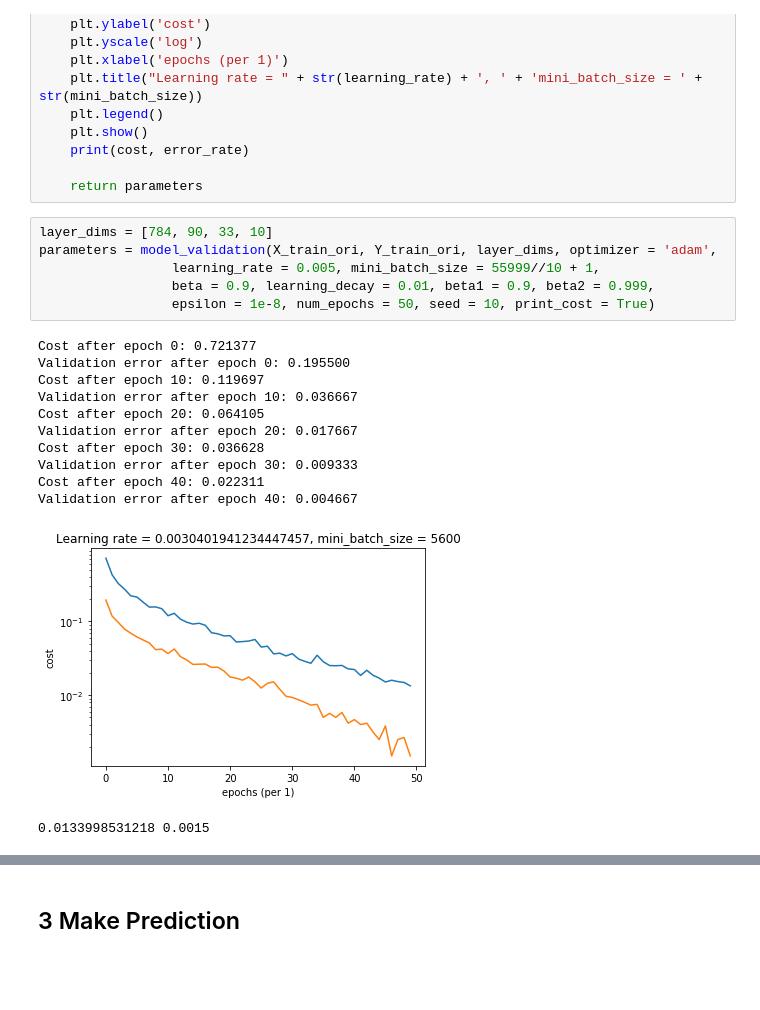
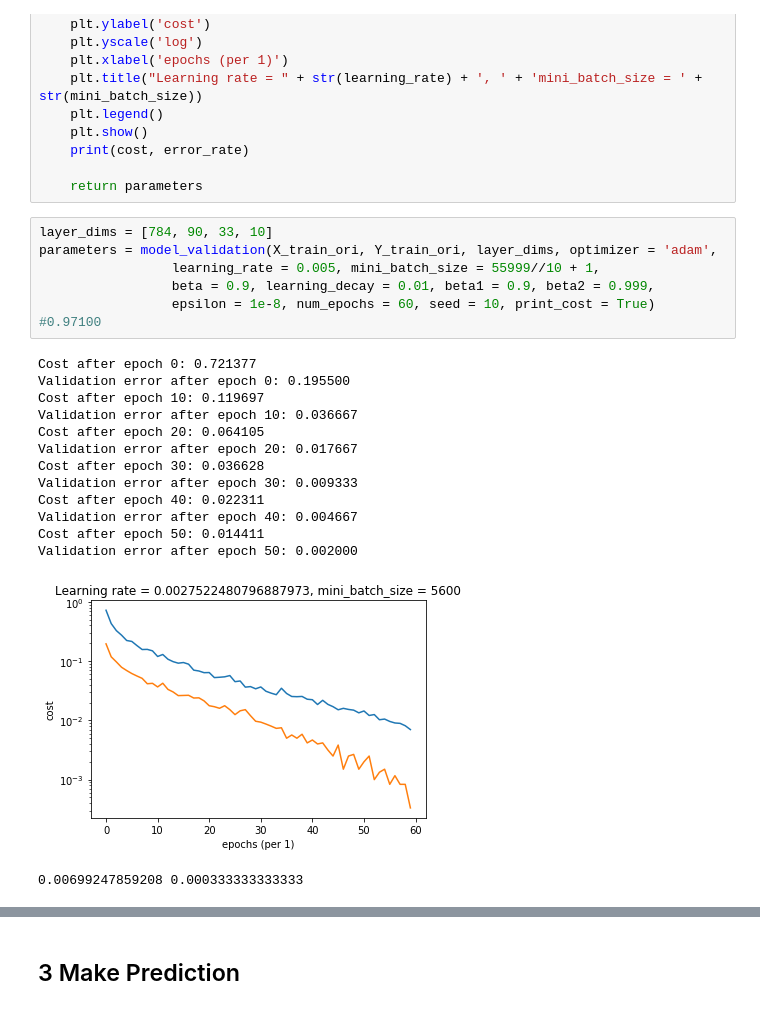
Before and after one commit to woodyko3234/Kaggle---Digit-Recognizer, a Jupyter notebook: Kaggle - Digit Recognizer (DL).ipynb, the cells around one changed output, grey strips where cells are left out. Drawn from its saved outputs; the diff is of its cells as text; blank space fills up the shorter version.

```diff
--- a/Kaggle - Digit Recognizer (DL).ipynb
+++ b/Kaggle - Digit Recognizer (DL).ipynb
@@ -1118,19 +1122,22 @@ def model_validation(X, Y, layers_dims, optimizer = 'adam', learning_rate = 0.00
 # %%
 layer_dims = [784, 90, 33, 10]
 parameters = model_validation(X_train_ori, Y_train_ori, layer_dims, optimizer = 'adam',
                  learning_rate = 0.005, mini_batch_size = 55999//10 + 1,
                  beta = 0.9, learning_decay = 0.01, beta1 = 0.9, beta2 = 0.999,
-                 epsilon = 1e-8, num_epochs = 50, seed = 10, print_cost = True)
+                 epsilon = 1e-8, num_epochs = 60, seed = 10, print_cost = True)
+#0.97100
 # %% [output]
 Cost after epoch 0: 0.721377
 Validation error after epoch 0: 0.195500
 Cost after epoch 10: 0.119697
 Validation error after epoch 10: 0.036667
 Cost after epoch 20: 0.064105
 Validation error after epoch 20: 0.017667
 Cost after epoch 30: 0.036628
 Validation error after epoch 30: 0.009333
 Cost after epoch 40: 0.022311
 Validation error after epoch 40: 0.004667
+Cost after epoch 50: 0.014411
+Validation error after epoch 50: 0.002000
-[figure, old version]
+[figure, new version]
-0.0133998531218 0.0015
+0.00699247859208 0.000333333333333
```
Also changed, not shown: parts of 4 cells of this notebook, 1 other file.
